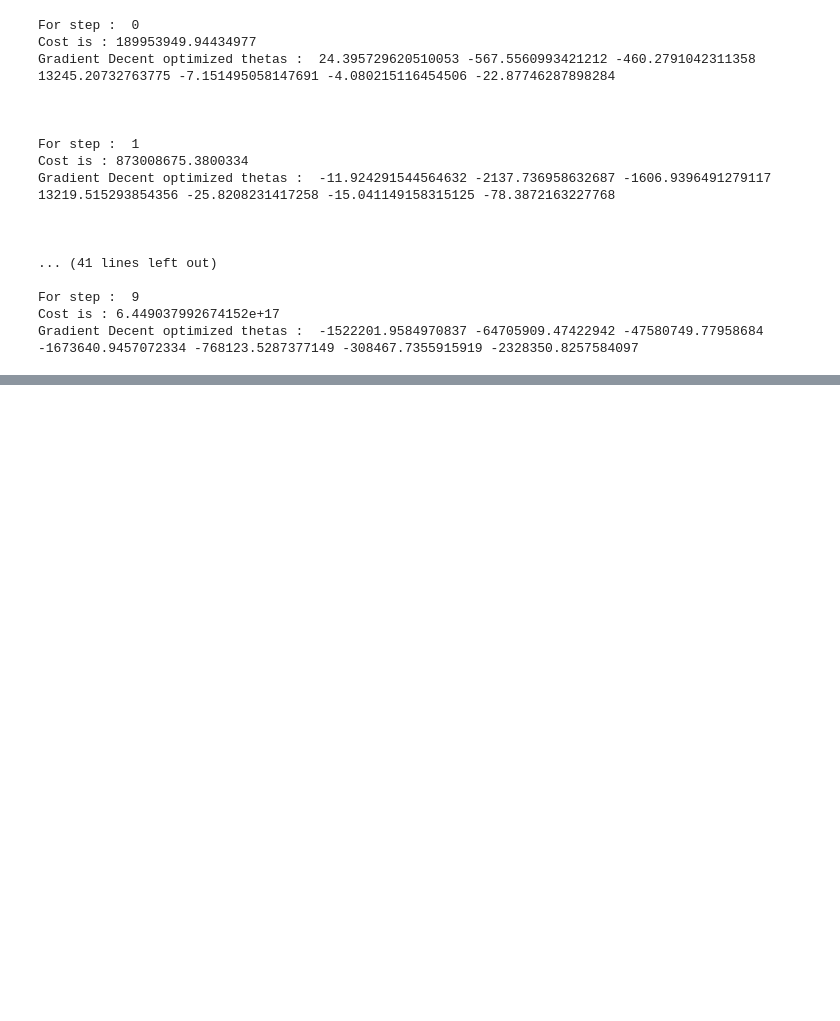
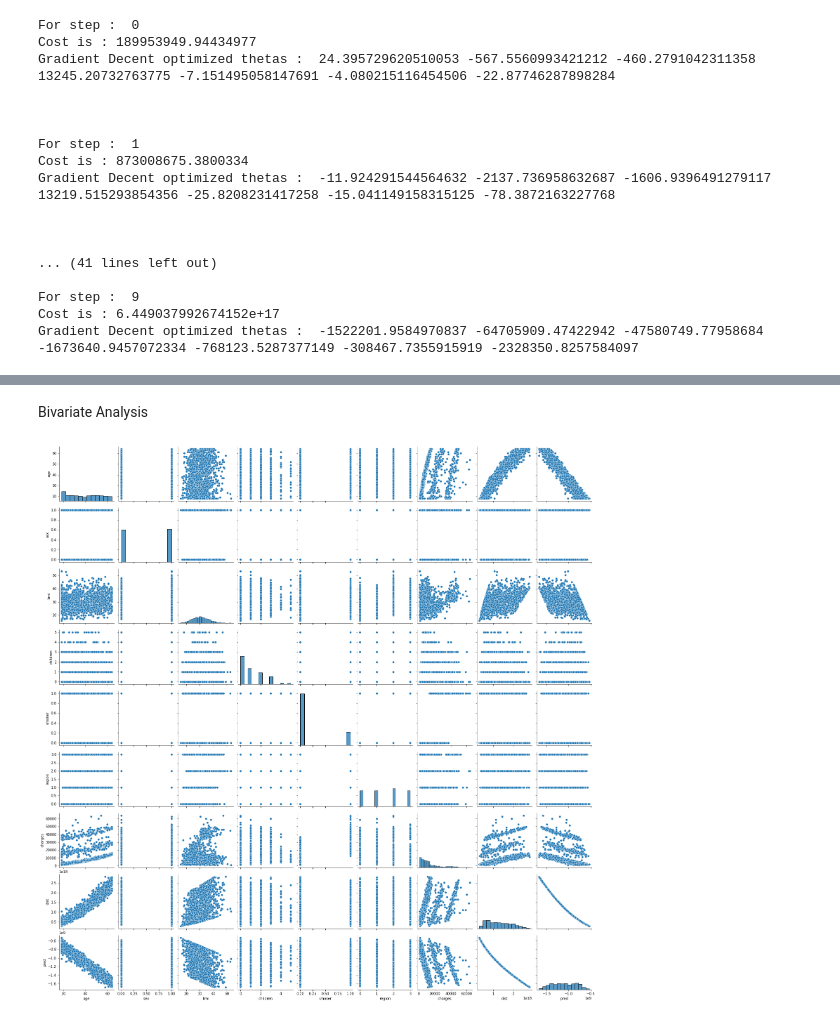
Before and after one commit to Rayhan1996/Linear_Regression, a Jupyter notebook: 17201045_linear_regression.ipynb, the cells around one changed output, grey strips where cells are left out. Drawn from its saved outputs; the diff is of its cells as text; code cells hidden in the pictures; blank space fills up the shorter version.

```diff
--- a/17201045_linear_regression.ipynb
+++ b/17201045_linear_regression.ipynb
@@ -156,0 +174,7 @@ Gradient Decent optimized thetas :  -1522201.9584970837 -64705909.47422942 -4758
+# %% [markdown]
+Bivariate Analysis
+# %%
+sns.pairplot(df)
+plt.show()
+# %% [output]
+[figure, added]
```
Also changed, not shown: parts of 4 cells of this notebook, 1 other file.
